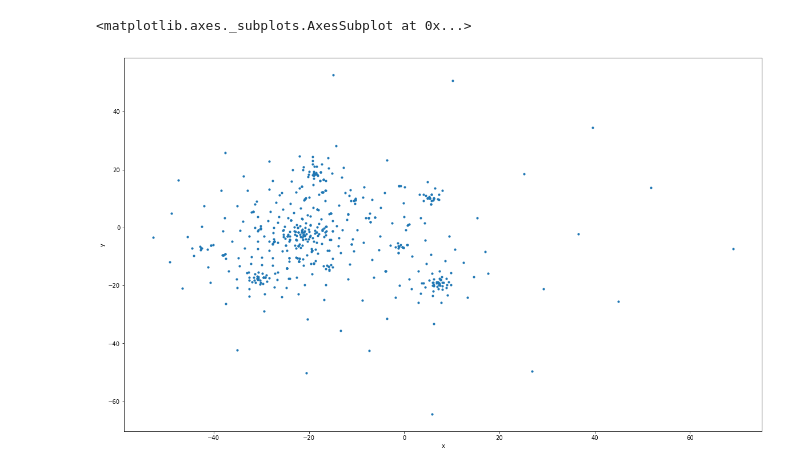
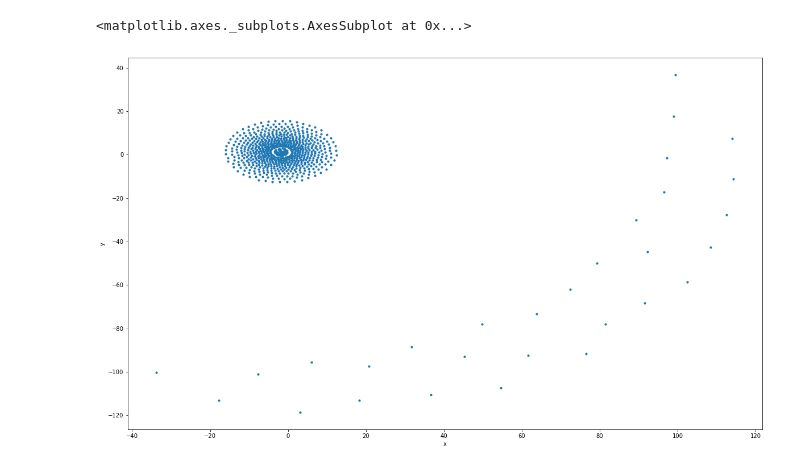
Before and after one commit to danibosch/word_clustering, a Jupyter notebook: clustering.ipynb, the cells around one changed output. Cells and saved outputs as stored; diff of their text form; code cells hidden in the pictures.

Commit message:
Dictionary changes

```diff
--- a/clustering.ipynb
+++ b/clustering.ipynb
@@ -192,4 +153,4 @@ with open(filename, 'rb') as f:
 # %%
 from sklearn.feature_extraction import DictVectorizer
 v = DictVectorizer(sparse=False)
-matrix = v.fit_transform(dictionary)
+matrix = v.fit_transform(features)
@@ -207,11 +162,9 @@ fileObj = open(filename, 'wb')
 pickle.dump(matrix_normed, fileObj)
 fileObj.close()
 # %%
-# Cargar matriz
 filename = "lavoz_matrix.pickle"
 with open(filename, 'rb') as f:
-    # load using pickle de-serializer
-    m = pickle.load(f)
+    matrix_normed = pickle.load(f)
 # %%
 tsne = sklearn.manifold.TSNE(n_components=2, random_state=0)
 matrix_dicc2d = tsne.fit_transform(matrix_normed)
@@ -224,23 +176,21 @@ fileObj.close()
 # %%
 filename = "lavoz_matrix2d.pickle"
 with open(filename, 'rb') as f:
-    m2d = pickle.load(f)
+    matrix_dicc2d = pickle.load(f)
 # %%
-"""
 pointsspacy = pd.DataFrame(
     [
         (word, coords[0], coords[1])
         for word, coords in [
-            (word, m2d[list_dicc[word]])
-            for word in list_dicc
+            (word, matrix_dicc2d[key_words[word]])
+            for word in key_words
         ]
     ],
     columns=["word", "x", "y"]
 )
-"""
 # %%
-#pointsspacy.plot.scatter("x", "y", s=10, figsize=(20, 12))
+pointsspacy.plot.scatter("x", "y", s=10, figsize=(20, 12))
 # %% [output]
 <matplotlib.axes._subplots.AxesSubplot at 0x...>
-[figure, old version]
+[figure, new version]
 # %%
```
Also changed, not shown: parts of 42 cells of this notebook, 11 other files.
